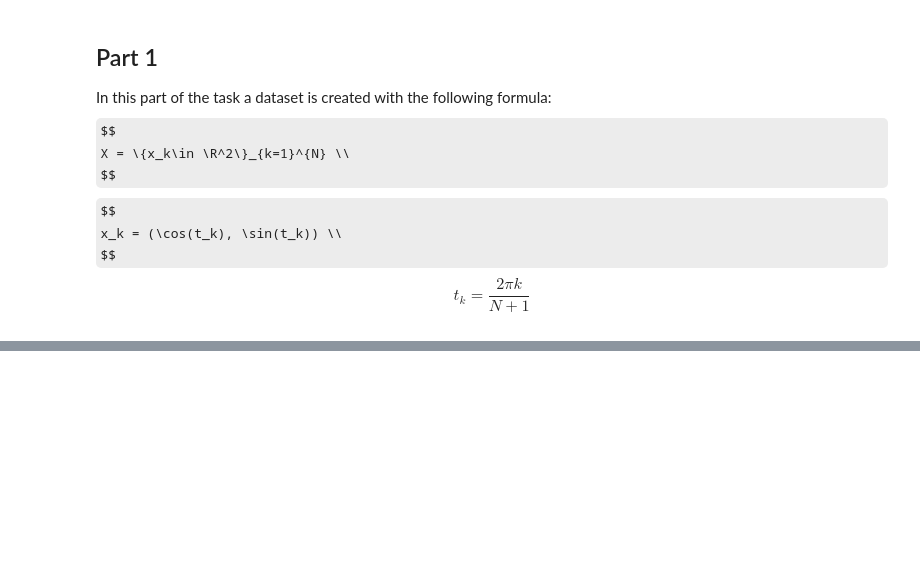
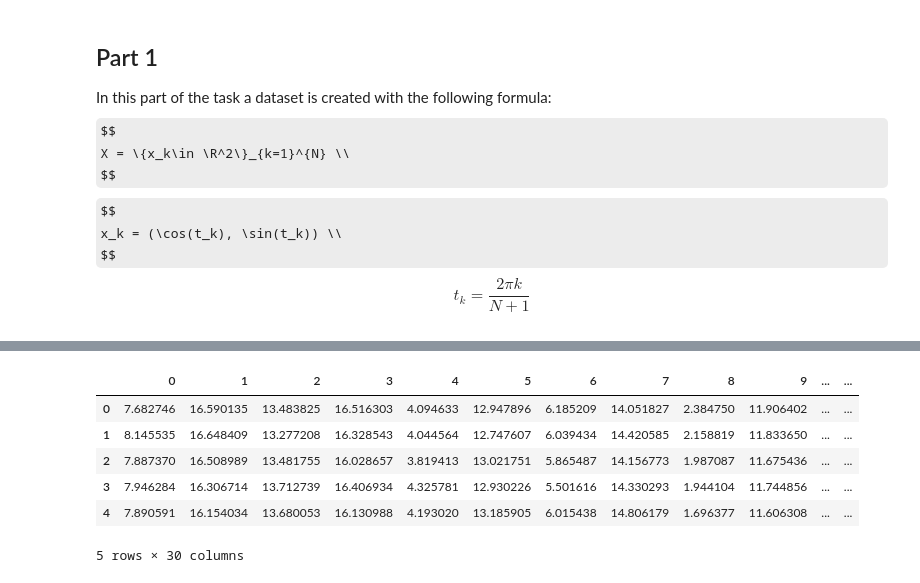
Before and after one commit to karthikeya-ms/ML_in_Crowd_Modelling_and_Simulation, a Jupyter notebook: EX3/notebooks/task2_diffusion_maps.ipynb, the cells around one changed output, grey strips where cells are left out. Drawn from its saved outputs; the diff is of its cells as text; code cells hidden in the pictures; some formulas as TeX source; blank space fills up the shorter version.

```diff
--- a/EX3/notebooks/task2_diffusion_maps.ipynb
+++ b/EX3/notebooks/task2_diffusion_maps.ipynb
@@ -48,0 +121,12 @@ for value in eigen_values:
+# %%
+# read the trajectories data
+trajs = pd.read_csv("../data/data_DMAP_PCA_vadere.txt", header=None, sep=" ")
+trajs.head()
+# %% [output]
+|  | 0 | 1 | 2 | 3 | 4 | 5 | 6 | 7 | 8 | 9 | ... | ... |
+| 0 | 7.682746 | 16.590135 | 13.483825 | 16.516303 | 4.094633 | 12.947896 | 6.185209 | 14.051827 | 2.384750 | 11.906402 | ... | ... |
+| 1 | 8.145535 | 16.648409 | 13.277208 | 16.328543 | 4.044564 | 12.747607 | 6.039434 | 14.420585 | 2.158819 | 11.833650 | ... | ... |
+| 2 | 7.887370 | 16.508989 | 13.481755 | 16.028657 | 3.819413 | 13.021751 | 5.865487 | 14.156773 | 1.987087 | 11.675436 | ... | ... |
+| 3 | 7.946284 | 16.306714 | 13.712739 | 16.406934 | 4.325781 | 12.930226 | 5.501616 | 14.330293 | 1.944104 | 11.744856 | ... | ... |
+| 4 | 7.890591 | 16.154034 | 13.680053 | 16.130988 | 4.193020 | 13.185905 | 6.015438 | 14.806179 | 1.696377 | 11.606308 | ... | ... |
+5 rows × 30 columns
```
Also changed, not shown: parts of 4 cells of this notebook, 1 other file.
